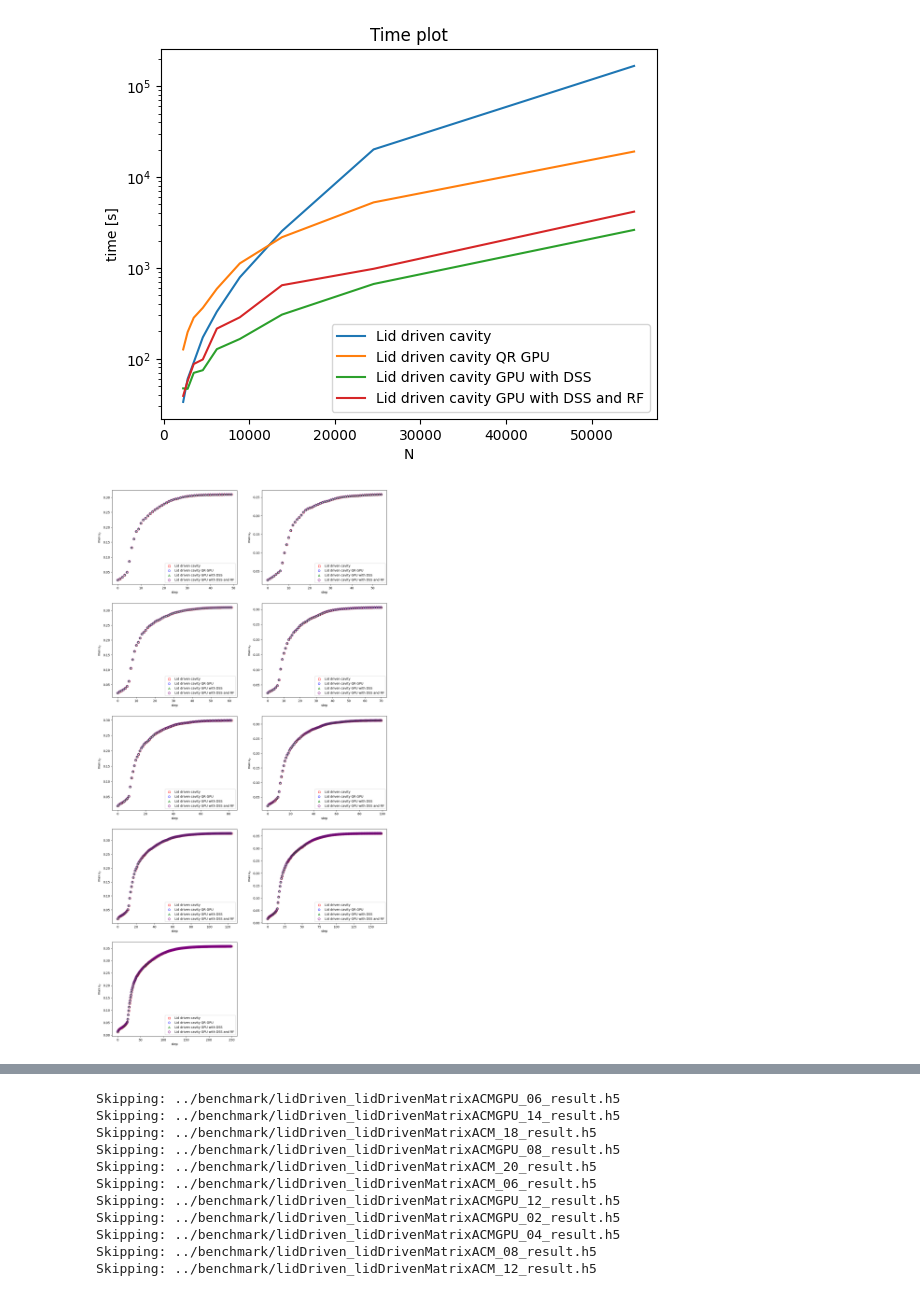
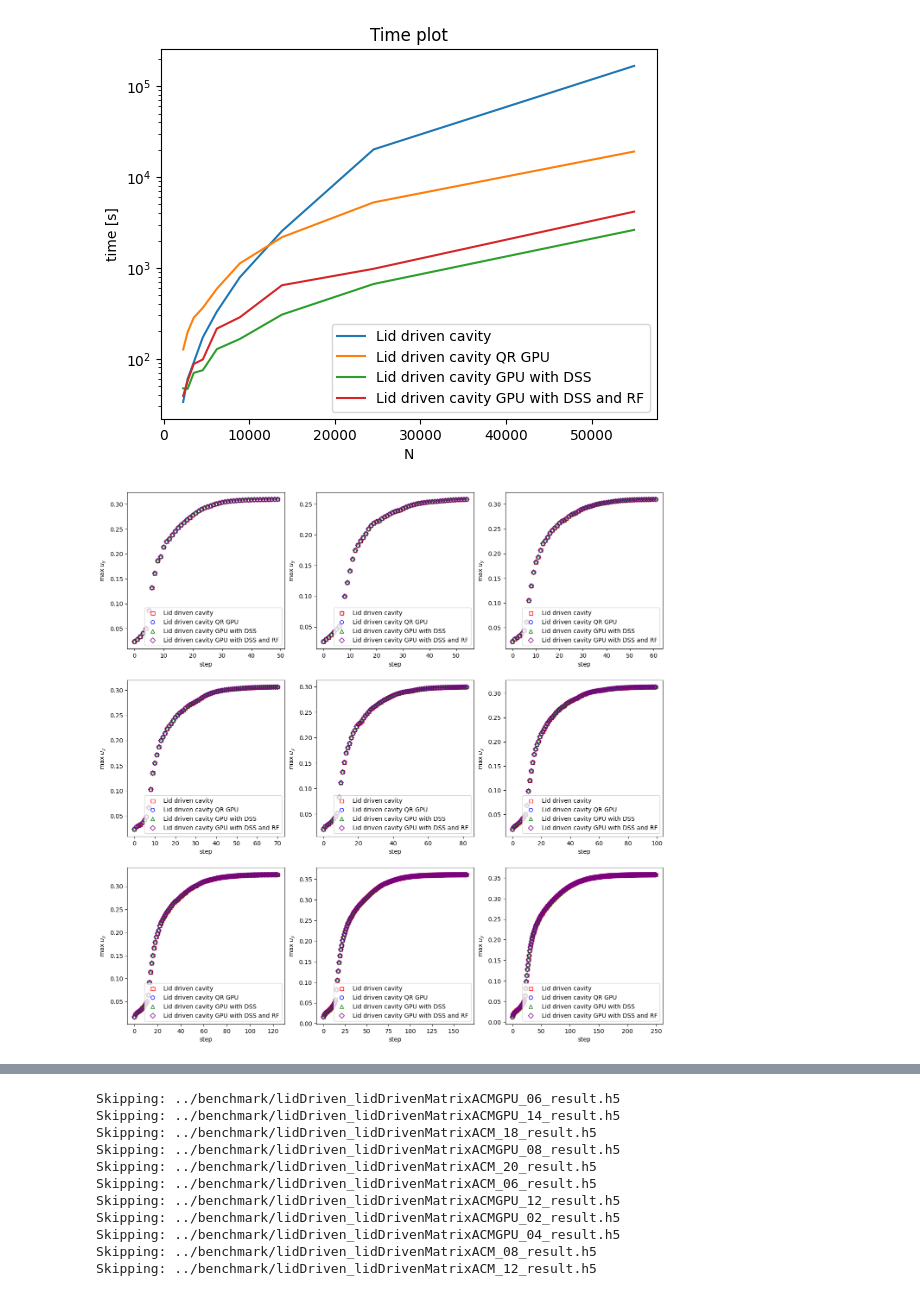
Before and after one commit to ggasper/lid-driven-cavity-gpu, a Jupyter notebook: benchmark/benchmark.ipynb, the cells around one changed output, grey strips where cells are left out. Saved outputs shown, nothing was run; the diff lists cells and outputs as text; code cells hidden in the pictures.

Commit message:
Changed formatting of plots

```diff
--- a/benchmark/benchmark.ipynb
+++ b/benchmark/benchmark.ipynb
@@ -104,32 +104,31 @@ ax.legend()
 # %%
 # fig, axs = plt.subplots(len(hs), figsize=(8,32))
 # for i, h in enumerate(hs):
 #     for name, (solver_u, solver_p) in programs.items():
 #         result_file = Path('..') / get_output_path(f"{solver_u}_{solver_p}", h)
 #         with h5py.File(result_file) as f:
 #             velocity = np.array(f['max_u_y'], dtype=np.float64)
 #             xs = list(range(len(velocity[0])))
 #             axs[i].plot(xs, velocity[0], label=name)
 #             axs[i].set_title('Maximum midplane velocity')
 #             axs[i].set_xlabel('time')
 #             axs[i].set_ylabel('max $u_y$')
 #             axs[i].legend()
-fig, axs = plt.subplots(5, 2, figsize=(16,32))
+fig, axs = plt.subplots(3, 3, figsize=(16,16))
 colors = ['red', 'blue', 'green', 'purple', 'orange']
 markers = ['s', 'o', '^', 'D']
 for i, h in enumerate(hs):
     j = 0
     for name, (solver_u, solver_p) in programs.items():
         result_file = Path('..') / get_output_path(f"{solver_u}_{solver_p}", h)
         with h5py.File(result_file) as f:
             velocity = np.array(f['max_u_y'], dtype=np.float64)
             xs = list(range(len(velocity[0])))
-            axs[i // 2][i%2].scatter(xs, velocity[0], label=name, color=colors[j], facecolors='none', marker=markers[j])
-            axs[i // 2][i%2].legend()
-            axs[i // 2][i%2].set_xlabel('step')
-            axs[i // 2][i%2].set_ylabel('max $u_y$')
+            axs[i // 3][i%3].scatter(xs, velocity[0], label=name, color=colors[j], facecolors='none', marker=markers[j])
+            axs[i // 3][i%3].legend(loc='lower right')
+            axs[i // 3][i%3].set_xlabel('step')
+            axs[i // 3][i%3].set_ylabel('max $u_y$')
             j += 1
-fig.delaxes(axs[-1][-1])
 # %% [output]
-[figure, old version]
+[figure, new version]
 # %%
```
Also changed, not shown: parts of 3 cells of this notebook.
